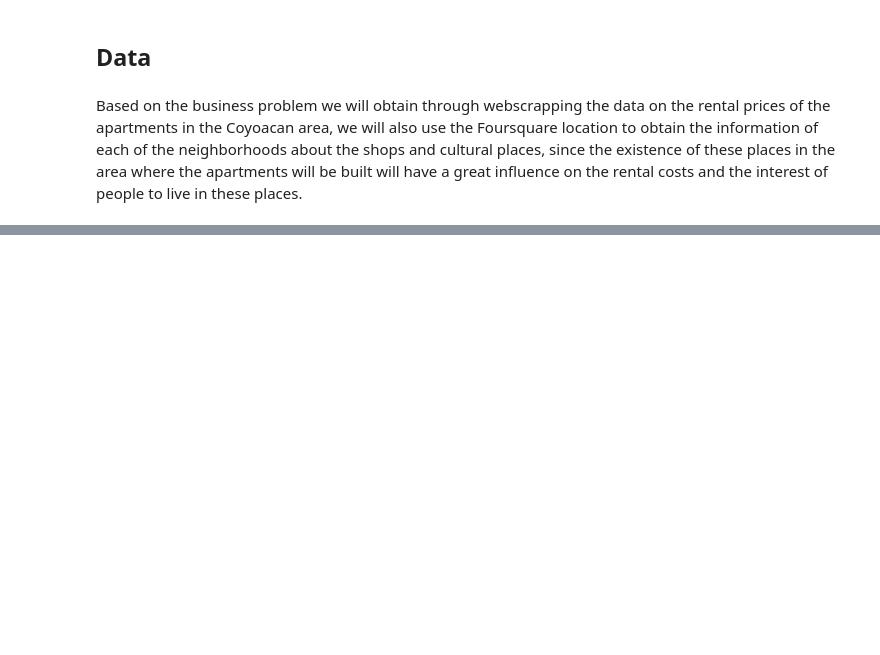
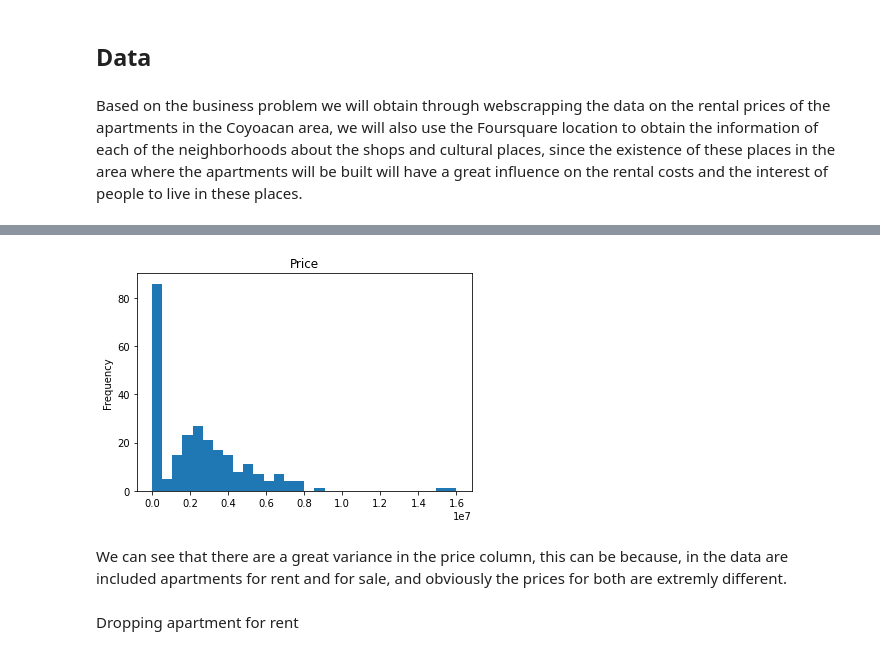
Before and after one commit to jerf8010/DS-Analysis, a Jupyter notebook: IBM certification/Final assignment/Capstone project/Capstone_Coyoacan_apartments.ipynb, the cells around one changed output, grey strips where cells are left out. Cells and saved outputs as stored; diff of their text form; code cells hidden in the pictures; blank space fills up the shorter version.

```diff
--- a/IBM certification/Final assignment/Capstone project/Capstone_Coyoacan_apartments.ipynb
+++ b/IBM certification/Final assignment/Capstone project/Capstone_Coyoacan_apartments.ipynb
@@ -16,0 +293,2 @@ Based on the business problem we will obtain through webscrapping the data on th
+# %%
+df_prices.drop('index', axis = 1, inplace = True)
@@ -16,0 +297,12 @@ Based on the business problem we will obtain through webscrapping the data on th
+# %%
+feat = ['bathrooms', 'parking', 'price', 'rooms', 'size_m2']
+
+for f in feat:
+  for i in range(len(df_prices)):
+    try:
+      df_prices[f][i] = float(df_prices[f][i])
+    except:
+      df_prices[f][i] = 0
+# %%
+df_prices[feat] = df_prices[feat].astype(float)
+df_prices.info()
@@ -16,0 +325,16 @@ Based on the business problem we will obtain through webscrapping the data on th
+# %%
+from geopy.geocoders import Nominatim
+
+df_prices['lat'] = 0.
+df_prices['lon'] = 0.
+
+for i in range(len(df_prices)):
+
+  try:
+    loc = Nominatim(user_agent="GetLoc")
+    getLoc = loc.geocode(df_prices['ubication'][i])
+    df_prices['lat'][i] = getLoc.latitude
+    df_prices['lon'][i] = getLoc.longitude
+  except:
+    df_prices['lat'][i] = 0
+    df_prices['lon'][i] = 0
@@ -16,0 +402,10 @@ Based on the business problem we will obtain through webscrapping the data on th
+# %%
+df_prices['price'].plot.hist(bins = 30)
+plt.title('Price')
+plt.show()
+# %% [output]
+[figure, added]
+# %% [markdown]
+We can see that there are a great variance in the price column, this can be because, in the data are included apartments for rent and for sale, and obviously the prices for both are extremly different.
+# %% [markdown]
+Dropping apartment for rent
```
Also changed, not shown: parts of 183 cells of this notebook, 3 other files.
